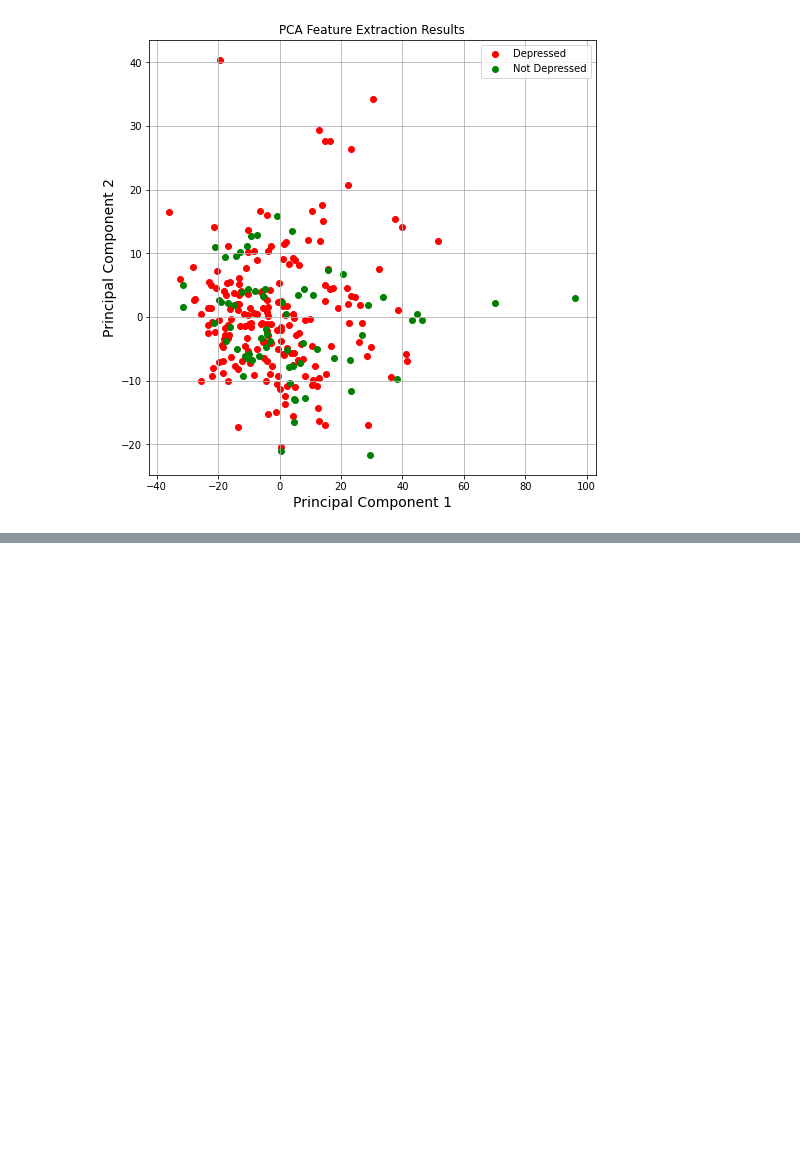
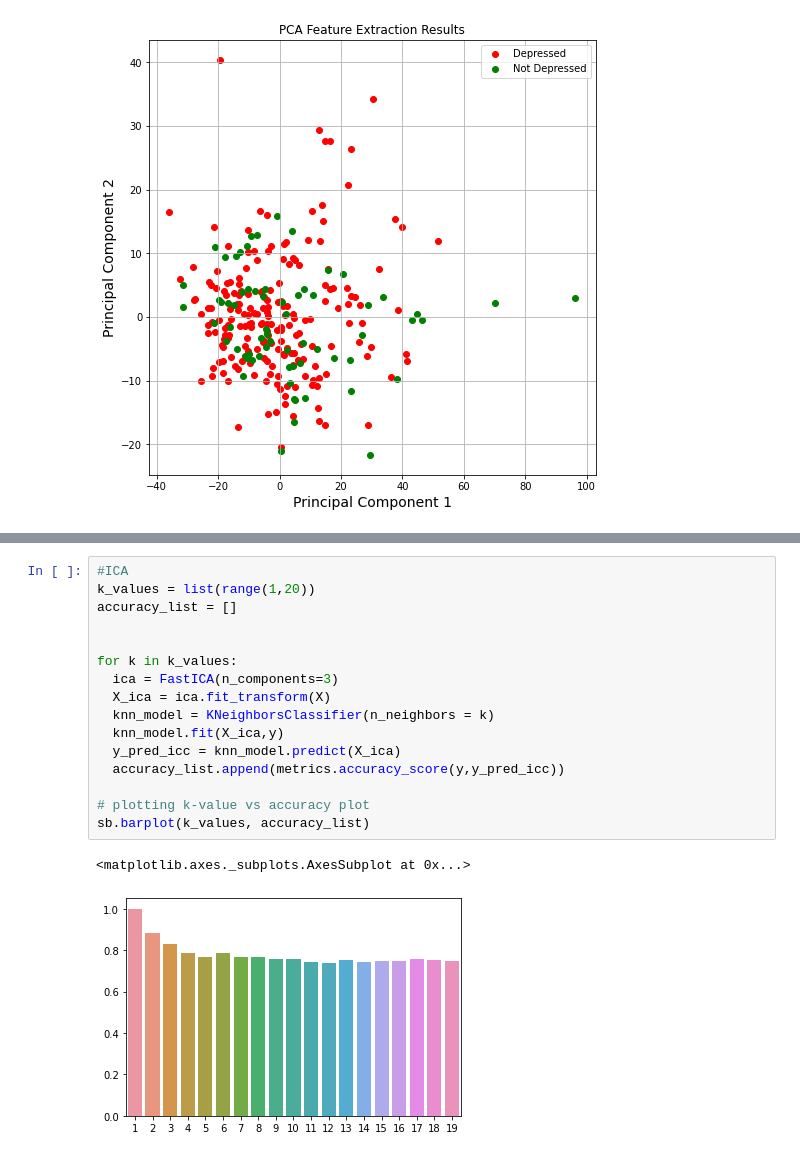
Before and after one commit to LCherop/EEG-based-Classification-of-Behavioural-Symptoms-of-Depression, a Jupyter notebook: Analysis_and_Classification_of_Behavioural_Symptoms_of_Depression_using_KNN.ipynb, the cells around one changed output, grey strips where cells are left out. Saved outputs shown, nothing was run; the diff lists cells and outputs as text; blank space fills up the shorter version.

```diff
--- a/Analysis_and_Classification_of_Behavioural_Symptoms_of_Depression_using_KNN.ipynb
+++ b/Analysis_and_Classification_of_Behavioural_Symptoms_of_Depression_using_KNN.ipynb
@@ -372,0 +446,19 @@ plt.grid()
+# %%
+#ICA
+k_values = list(range(1,20))
+accuracy_list = []
+
+
+for k in k_values:
+  ica = FastICA(n_components=3)
+  X_ica = ica.fit_transform(X)
+  knn_model = KNeighborsClassifier(n_neighbors = k)
+  knn_model.fit(X_ica,y)
+  y_pred_icc = knn_model.predict(X_ica)
+  accuracy_list.append(metrics.accuracy_score(y,y_pred_icc))
+
+# plotting k-value vs accuracy plot
+sb.barplot(k_values, accuracy_list)
+# %% [output]
+<matplotlib.axes._subplots.AxesSubplot at 0x...>
+[figure, added]
```
Also changed, not shown: parts of 24 cells of this notebook.
